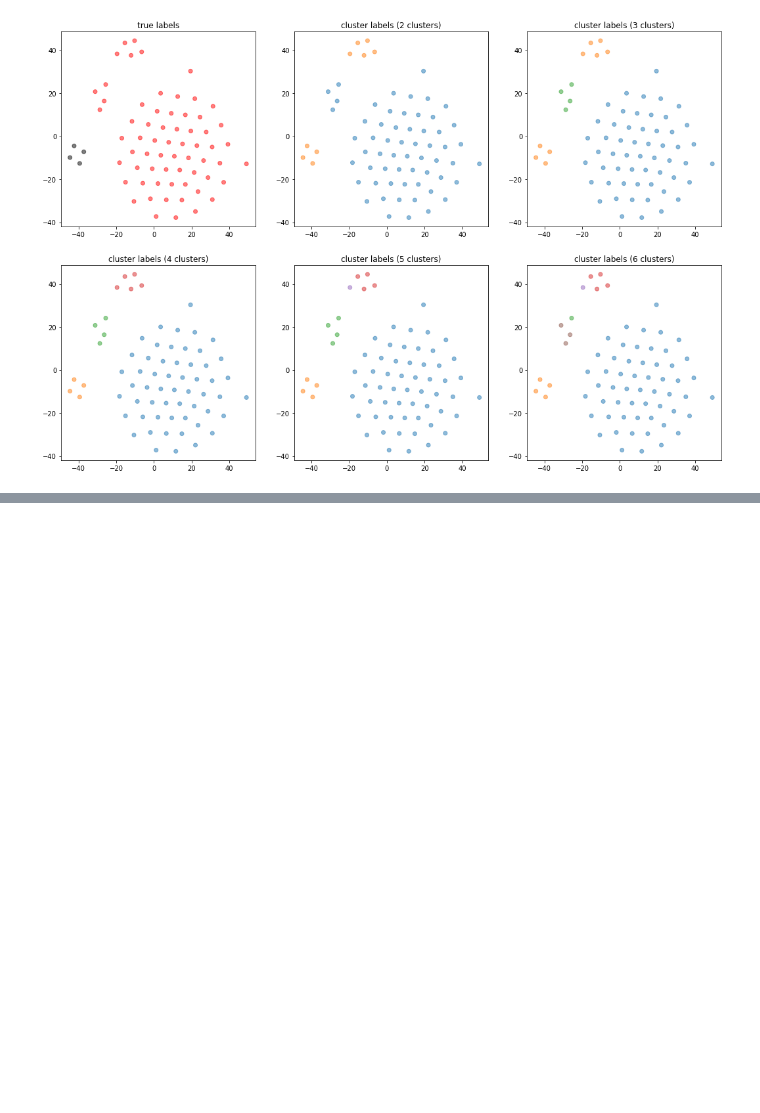
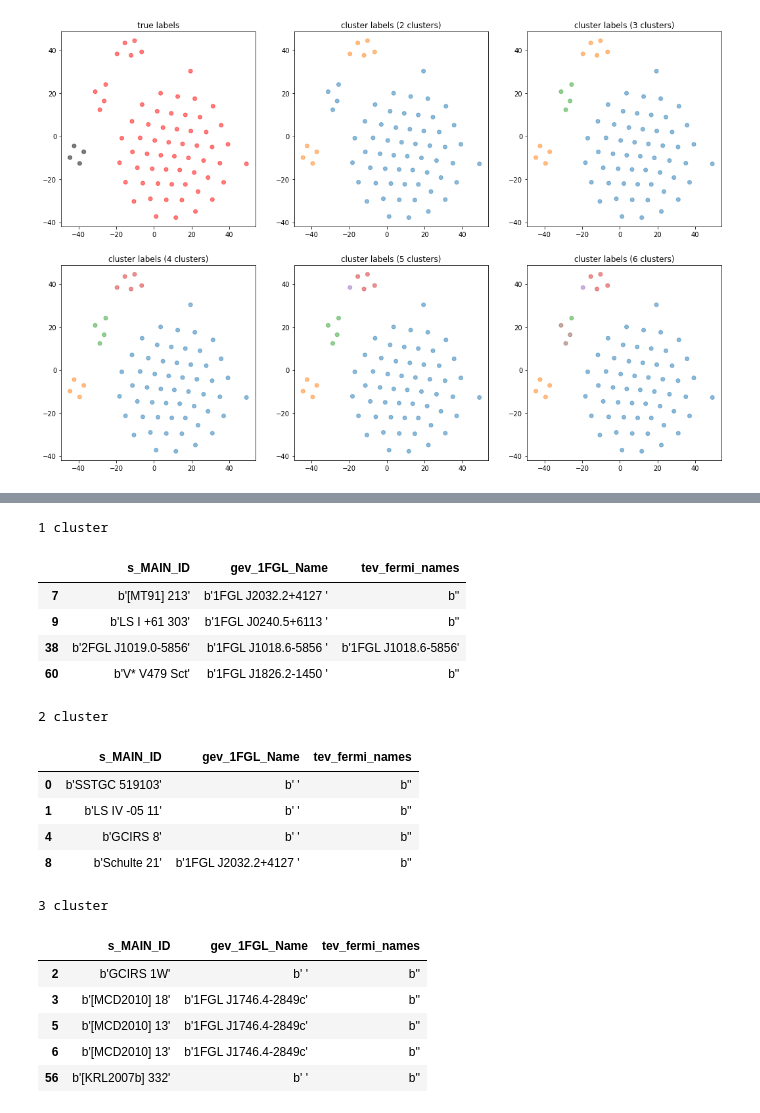
Before and after one commit to anaderi/gamma-bins, a Jupyter notebook: Spectra_EM_distance.ipynb, the cells around one changed output, grey strips where cells are left out. Cells and saved outputs as stored; diff of their text form; code cells hidden in the pictures; blank space fills up the shorter version.

```diff
--- a/Spectra_EM_distance.ipynb
+++ b/Spectra_EM_distance.ipynb
@@ -87,0 +159,24 @@ plt.show()
+# %%
+for i in range(1, n):
+    print("{} cluster".format(i))
+    display(spectra[spectra['KMeans_clusters_' + str(n)] == i][['s_MAIN_ID', 'gev_1FGL_Name', 'tev_fermi_names']])
+# %% [output]
+1 cluster
+|  | s_MAIN_ID | gev_1FGL_Name | tev_fermi_names |
+| 7 | b'[MT91] 213' | b'1FGL J2032.2+4127 ' | b'' |
+| 9 | b'LS I +61 303' | b'1FGL J0240.5+6113 ' | b'' |
+| 38 | b'2FGL J1019.0-5856' | b'1FGL J1018.6-5856 ' | b'1FGL J1018.6-5856' |
+| 60 | b'V* V479 Sct' | b'1FGL J1826.2-1450 ' | b'' |
+2 cluster
+|  | s_MAIN_ID | gev_1FGL_Name | tev_fermi_names |
+| 0 | b'SSTGC 519103' | b' ' | b'' |
+| 1 | b'LS IV -05 11' | b' ' | b'' |
+| 4 | b'GCIRS 8' | b' ' | b'' |
+| 8 | b'Schulte 21' | b'1FGL J2032.2+4127 ' | b'' |
+3 cluster
+|  | s_MAIN_ID | gev_1FGL_Name | tev_fermi_names |
+| 2 | b'GCIRS 1W' | b' ' | b'' |
+| 3 | b'[MCD2010] 18' | b'1FGL J1746.4-2849c' | b'' |
+| 5 | b'[MCD2010] 13' | b'1FGL J1746.4-2849c' | b'' |
+| 6 | b'[MCD2010] 13' | b'1FGL J1746.4-2849c' | b'' |
+| 56 | b'[KRL2007b] 332' | b' ' | b'' |
```
Also changed, not shown: parts of 4 cells of this notebook, 2 other files.
